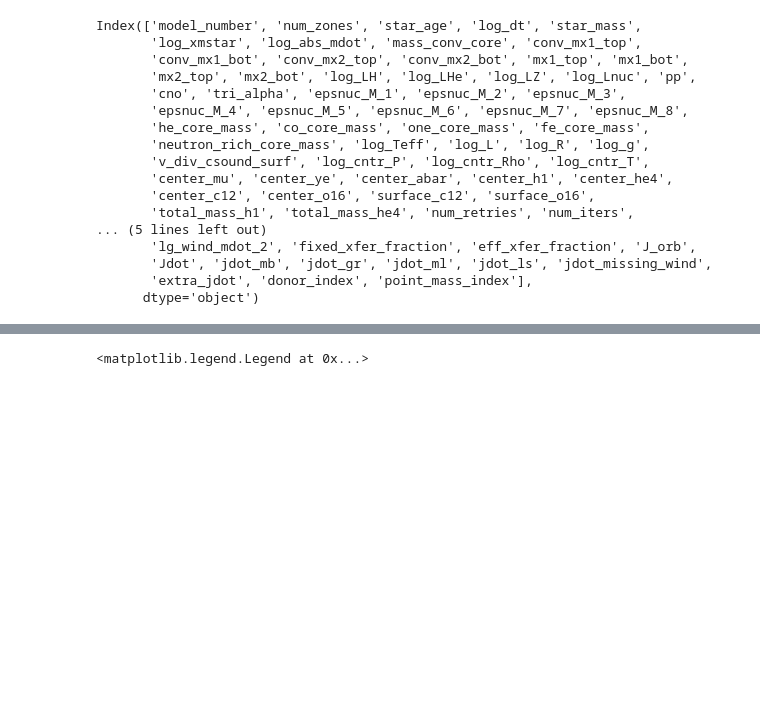
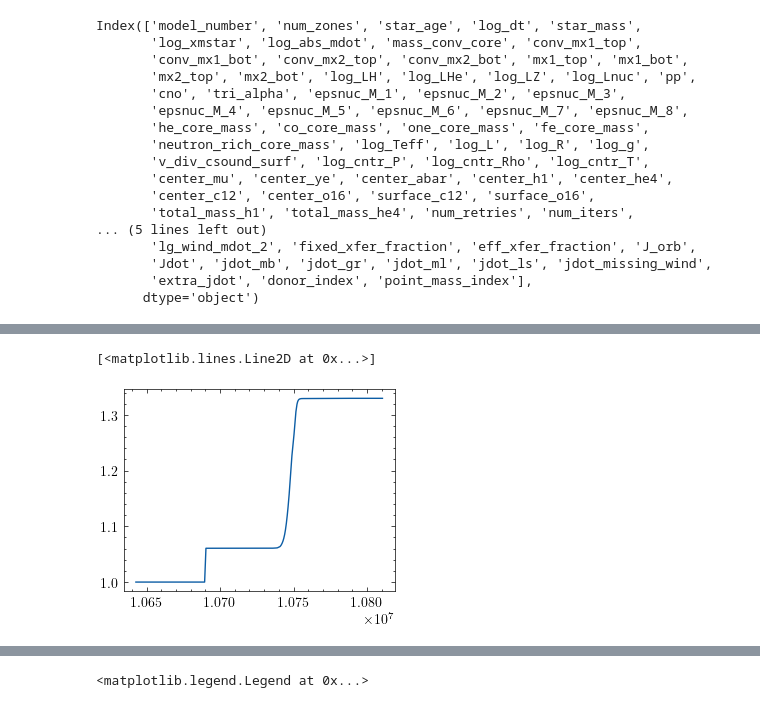
Before and after one commit to neevshah101/learning_mesa, a Jupyter notebook: plotting.ipynb, the cells around one changed output, grey strips where cells are left out. Cells and saved outputs as stored; diff of their text form; code cells hidden in the pictures; blank space fills up the shorter version.

```diff
--- a/plotting.ipynb
+++ b/plotting.ipynb
@@ -492,3 +508,8 @@ options[0]
+# %%
+plt.plot(df['star_age'][150:700], (10**df['lg_mstar_dot_1'][150:700]) / (10**df['lg_mstar_dot_2'][150:700]))
+# %% [output]
+[<matplotlib.lines.Line2D at 0x...>]
+[figure, added]
 # %%
 options = ['lg_mtransfer_rate', 'lg_mstar_dot_1', 'lg_mstar_dot_2']
     #    'lg_system_mdot_1', 'lg_system_mdot_2', 'lg_wind_mdot_1',
```
Also changed, not shown: parts of 16 cells of this notebook, 1 other file.
